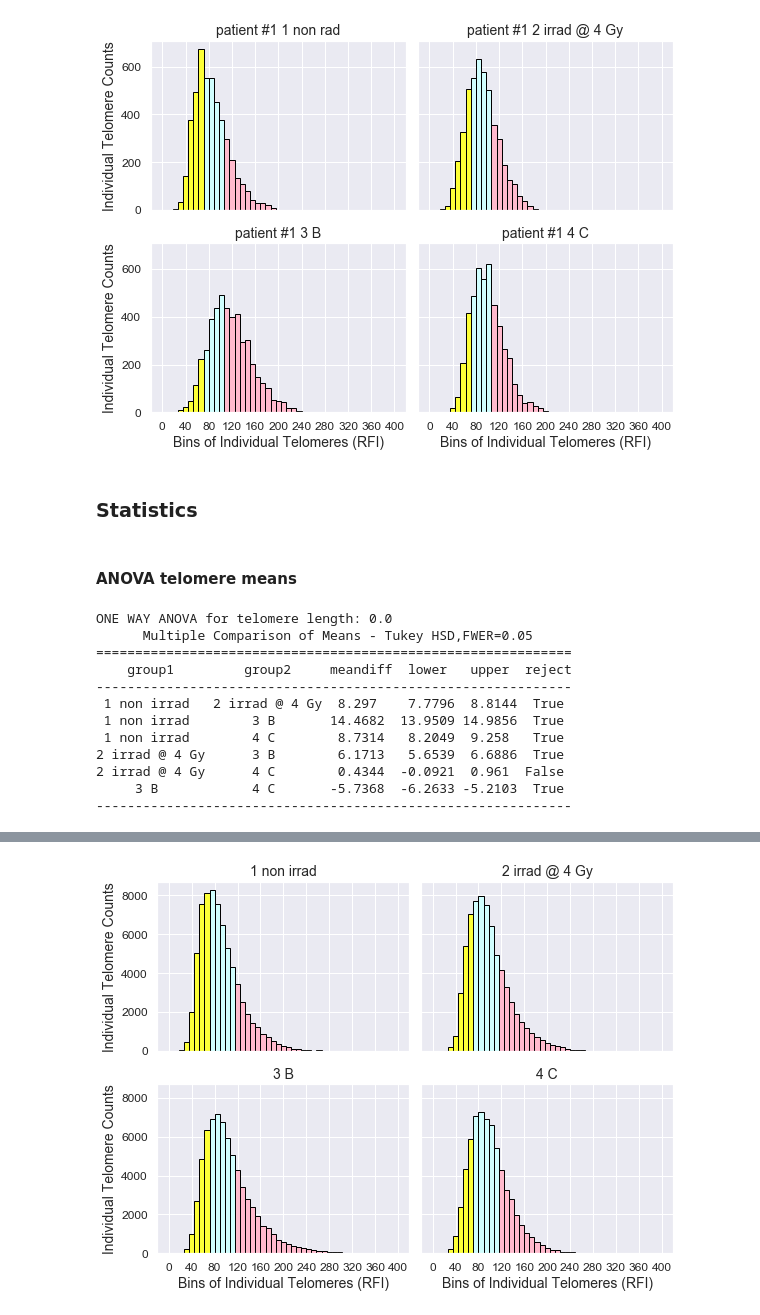
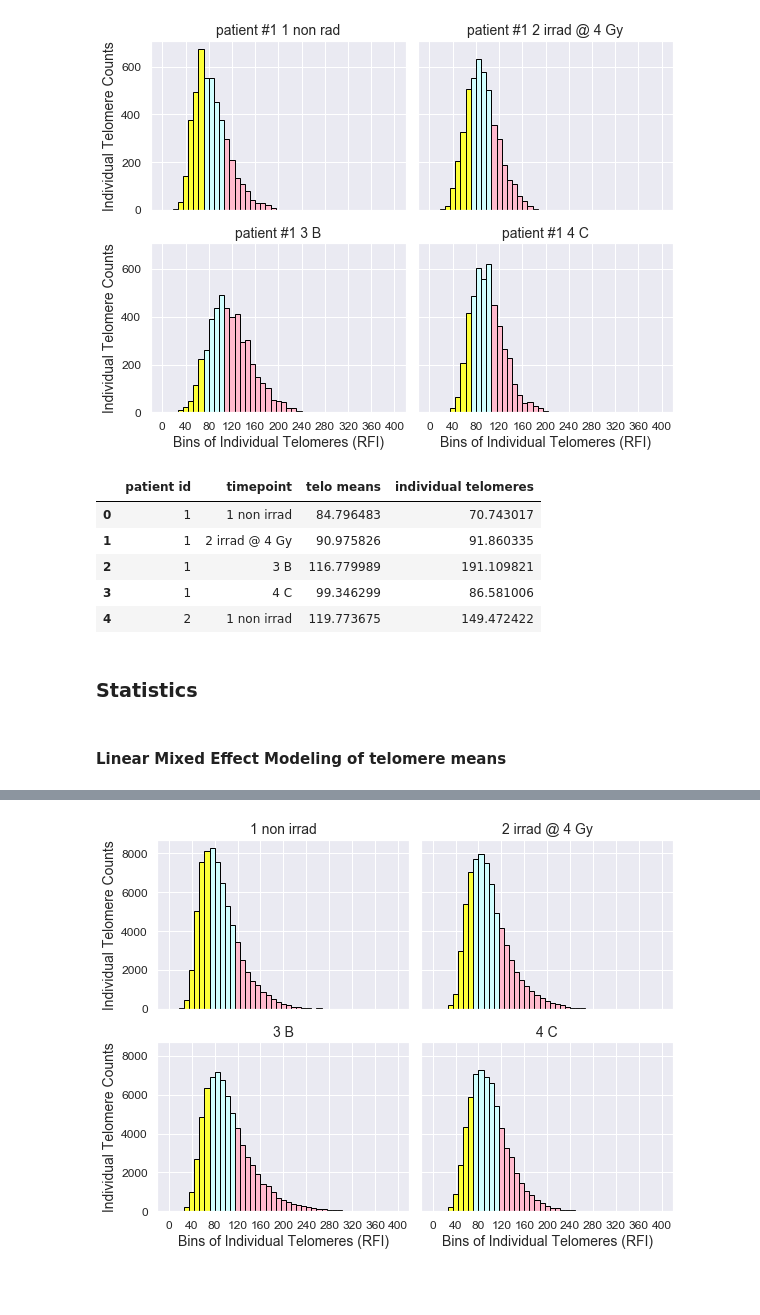
Before and after one commit to Jared-Luxton/radiation-therapy-machine-learning, a Jupyter notebook: notebooks/02_radiation_therapy_patients_data_VISUALIZATION_STATISTICS.ipynb, the cells around one changed output, grey strips where cells are left out. Drawn from its saved outputs; the diff is of its cells as text; code cells hidden in the pictures; blank space fills up the shorter version.

```diff
--- a/notebooks/02_radiation_therapy_patients_data_VISUALIZATION_STATISTICS.ipynb
+++ b/notebooks/02_radiation_therapy_patients_data_VISUALIZATION_STATISTICS.ipynb
@@ -142,23 +144,16 @@ trp.histogram_plot_groups(x='individual telomeres',
                           znorm=False)
 # %% [output]
 [figure]
+# %%
+exploded_telos_all_patients_df.head()
+# %% [output]
+|  | patient id | timepoint | telo means | individual telomeres |
+| 0 | 1 | 1 non irrad | 84.796483 | 70.743017 |
+| 1 | 1 | 2 irrad @ 4 Gy | 90.975826 | 91.860335 |
+| 2 | 1 | 3 B | 116.779989 | 191.109821 |
+| 3 | 1 | 4 C | 99.346299 | 86.581006 |
+| 4 | 2 | 1 non irrad | 119.773675 | 149.472422 |
 # %% [markdown]
 ### Statistics
 # %% [markdown]
-#### ANOVA telomere means
+#### Linear Mixed Effect Modeling of telomere means
-# %%
-# one way ANOVA between individual telos .. change to repeated measures ANOVA
-trp.telos_scipy_anova_post_hoc_tests(df=exploded_telos_all_patients_df)
-# %% [output]
-ONE WAY ANOVA for telomere length: 0.0
-      Multiple Comparison of Means - Tukey HSD,FWER=0.05
-=============================================================
-    group1         group2     meandiff  lower   upper  reject
--------------------------------------------------------------
- 1 non irrad   2 irrad @ 4 Gy  8.297    7.7796  8.8144  True
- 1 non irrad        3 B       14.4682  13.9509 14.9856  True
- 1 non irrad        4 C        8.7314   8.2049  9.258   True
-2 irrad @ 4 Gy      3 B        6.1713   5.6539  6.6886  True
-2 irrad @ 4 Gy      4 C        0.4344  -0.0921  0.961  False
-     3 B            4 C       -5.7368  -6.2633 -5.2103  True
--------------------------------------------------------------
```
Also changed, not shown: parts of 8 cells of this notebook, 1 other file.
